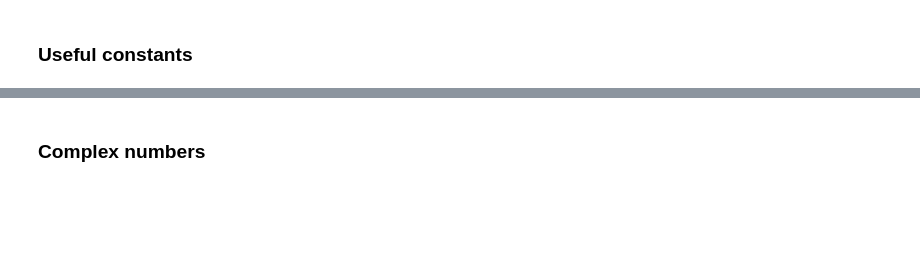
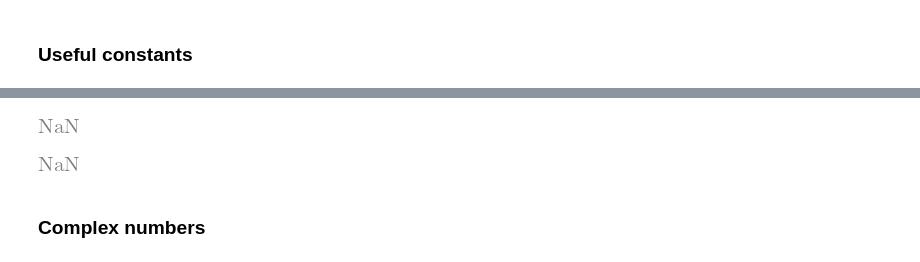
Before and after one commit to bpalmer4/code-snippets, a Jupyter notebook: notebooks/Introduction to sympy.ipynb, the cells around one changed output, grey strips where cells are left out. Cells and saved outputs as stored; diff of their text form; code cells hidden in the pictures; blank space fills up the shorter version.

```diff
--- a/notebooks/Introduction to sympy.ipynb
+++ b/notebooks/Introduction to sympy.ipynb
@@ -110,3 +116,12 @@ $\displaystyle -\infty$
+# %%
+# Be careful when doing arithmatic with infinite numbers
+sp.oo - sp.oo
+# %% [output]
+[figure, added]
+# %%
+sp.nan # This is the "not a number" construct for sympy
+# %% [output]
+[figure, added]
 # %% [markdown]
 ### Complex numbers
 # %%
```
Also changed, not shown: parts of 150 cells of this notebook.
